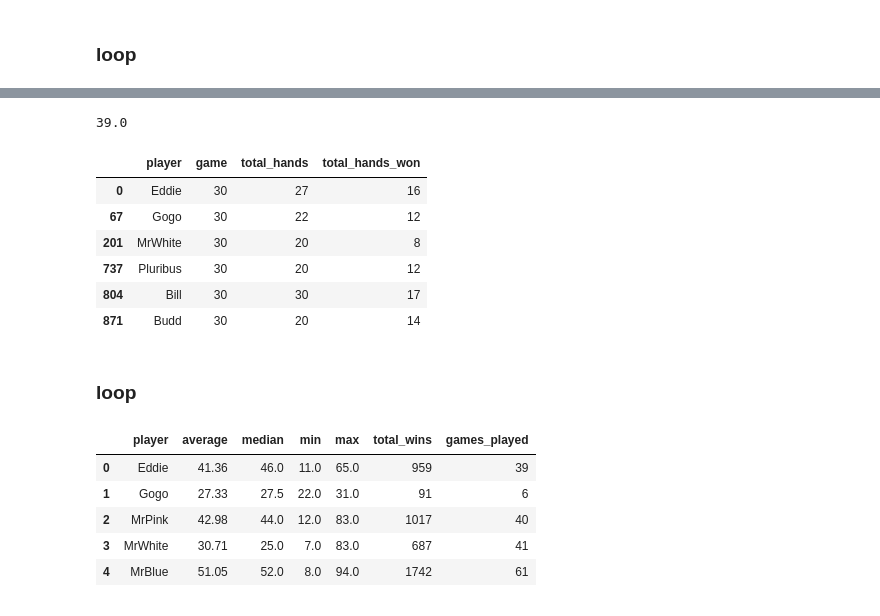
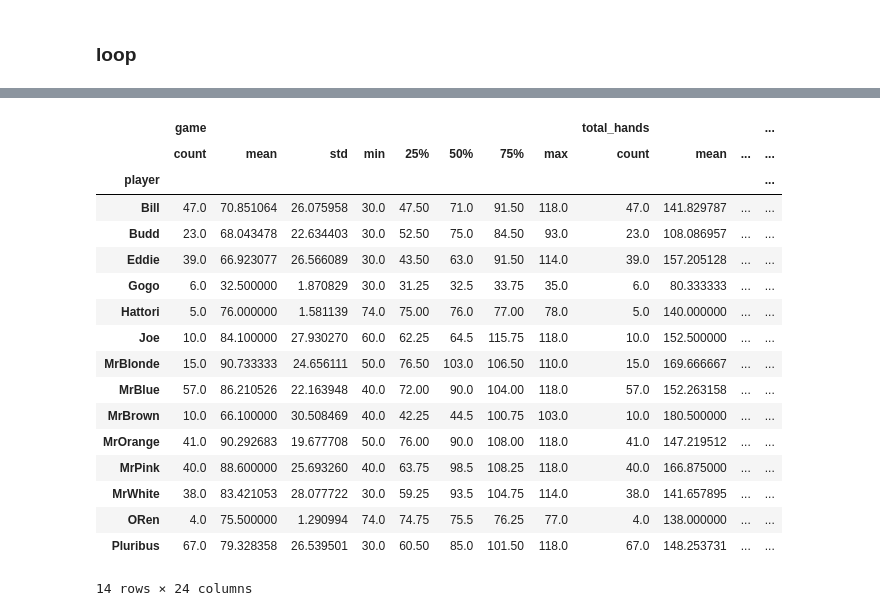
Before and after one commit to CinnyLin/IAI, a Jupyter notebook: cinny/summary.ipynb, the cells around one changed output, grey strips where cells are left out. Drawn from its saved outputs; the diff is of its cells as text; code cells hidden in the pictures.

```diff
--- a/cinny/summary.ipynb
+++ b/cinny/summary.ipynb
@@ -105,17 +106,0 @@ DF[(DF['player']=='Eddie') & (DF['total_hands']!=0)].sum()['total_hands_won']
-# %%
-DF[(DF['player']=='Eddie') & (DF['total_hands']!=0)].describe()['game']['count']
-# %% [output]
-39.0
-# %%
-DF[(DF['game']==30) & (DF['total_hands']!=0)]
-# this means that Bill won game 30?
-# %% [output]
-|  | player | game | total_hands | total_hands_won |
-| 0 | Eddie | 30 | 27 | 16 |
-| 67 | Gogo | 30 | 22 | 12 |
-| 201 | MrWhite | 30 | 20 | 8 |
-| 737 | Pluribus | 30 | 20 | 12 |
-| 804 | Bill | 30 | 30 | 17 |
-| 871 | Budd | 30 | 20 | 14 |
-# %% [markdown]
-### loop
@@ -145,10 +106,0 @@ for player in people:
-# %%
-df_hand = pd.DataFrame(data_hand, columns=['player', 'average', 'median', 'min', 'max', 'total_wins', 'games_played'])
-df_hand.head()
-# %% [output]
-|  | player | average | median | min | max | total_wins | games_played |
-| 0 | Eddie | 41.36 | 46.0 | 11.0 | 65.0 | 959 | 39 |
-| 1 | Gogo | 27.33 | 27.5 | 22.0 | 31.0 | 91 | 6 |
-| 2 | MrPink | 42.98 | 44.0 | 12.0 | 83.0 | 1017 | 40 |
-| 3 | MrWhite | 30.71 | 25.0 | 7.0 | 83.0 | 687 | 41 |
-| 4 | MrBlue | 51.05 | 52.0 | 8.0 | 94.0 | 1742 | 61 |
@@ -156,0 +107,22 @@ df_hand.head()
+# %%
+DF_summary = DF.groupby(['player']).describe()
+DF_summary
+# %% [output]
+|  | game |  |  |  |  |  |  |  | total_hands |  |  | ... |
+|  | count | mean | std | min | 25% | 50% | 75% | max | count | mean | ... | ... |
+| player |  |  |  |  |  |  |  |  |  |  |  | ... |
+| Bill | 47.0 | 70.851064 | 26.075958 | 30.0 | 47.50 | 71.0 | 91.50 | 118.0 | 47.0 | 141.829787 | ... | ... |
+| Budd | 23.0 | 68.043478 | 22.634403 | 30.0 | 52.50 | 75.0 | 84.50 | 93.0 | 23.0 | 108.086957 | ... | ... |
+| Eddie | 39.0 | 66.923077 | 26.566089 | 30.0 | 43.50 | 63.0 | 91.50 | 114.0 | 39.0 | 157.205128 | ... | ... |
+| Gogo | 6.0 | 32.500000 | 1.870829 | 30.0 | 31.25 | 32.5 | 33.75 | 35.0 | 6.0 | 80.333333 | ... | ... |
+| Hattori | 5.0 | 76.000000 | 1.581139 | 74.0 | 75.00 | 76.0 | 77.00 | 78.0 | 5.0 | 140.000000 | ... | ... |
+| Joe | 10.0 | 84.100000 | 27.930270 | 60.0 | 62.25 | 64.5 | 115.75 | 118.0 | 10.0 | 152.500000 | ... | ... |
+| MrBlonde | 15.0 | 90.733333 | 24.656111 | 50.0 | 76.50 | 103.0 | 106.50 | 110.0 | 15.0 | 169.666667 | ... | ... |
+| MrBlue | 57.0 | 86.210526 | 22.163948 | 40.0 | 72.00 | 90.0 | 104.00 | 118.0 | 57.0 | 152.263158 | ... | ... |
+| MrBrown | 10.0 | 66.100000 | 30.508469 | 40.0 | 42.25 | 44.5 | 100.75 | 103.0 | 10.0 | 180.500000 | ... | ... |
+| MrOrange | 41.0 | 90.292683 | 19.677708 | 50.0 | 76.00 | 90.0 | 108.00 | 118.0 | 41.0 | 147.219512 | ... | ... |
+| MrPink | 40.0 | 88.600000 | 25.693260 | 40.0 | 63.75 | 98.5 | 108.25 | 118.0 | 40.0 | 166.875000 | ... | ... |
+| MrWhite | 38.0 | 83.421053 | 28.077722 | 30.0 | 59.25 | 93.5 | 104.75 | 114.0 | 38.0 | 141.657895 | ... | ... |
+| ORen | 4.0 | 75.500000 | 1.290994 | 74.0 | 74.75 | 75.5 | 76.25 | 77.0 | 4.0 | 138.000000 | ... | ... |
+| Pluribus | 67.0 | 79.328358 | 26.539501 | 30.0 | 60.50 | 85.0 | 101.50 | 118.0 | 67.0 | 148.253731 | ... | ... |
+14 rows × 24 columns
```
Also changed, not shown: parts of 21 cells of this notebook, 5 other files.
